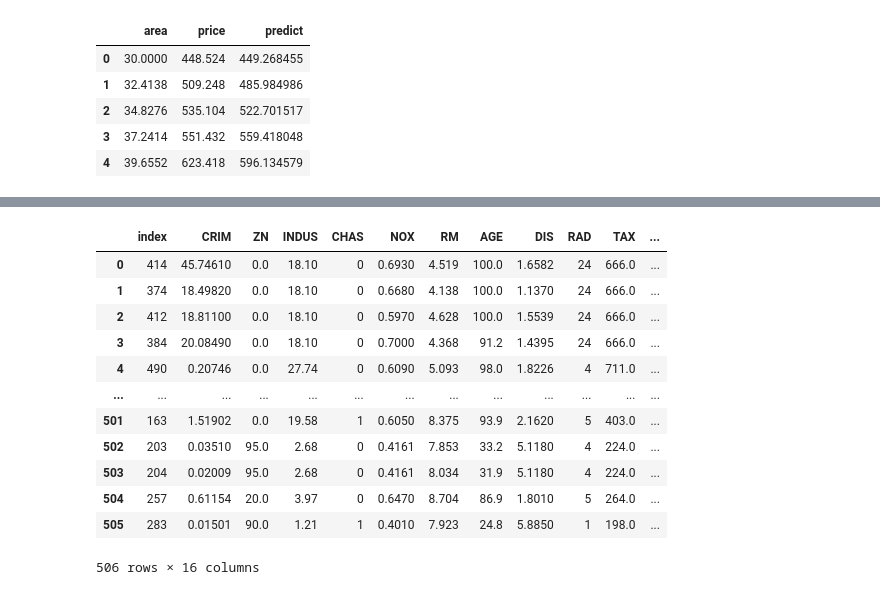
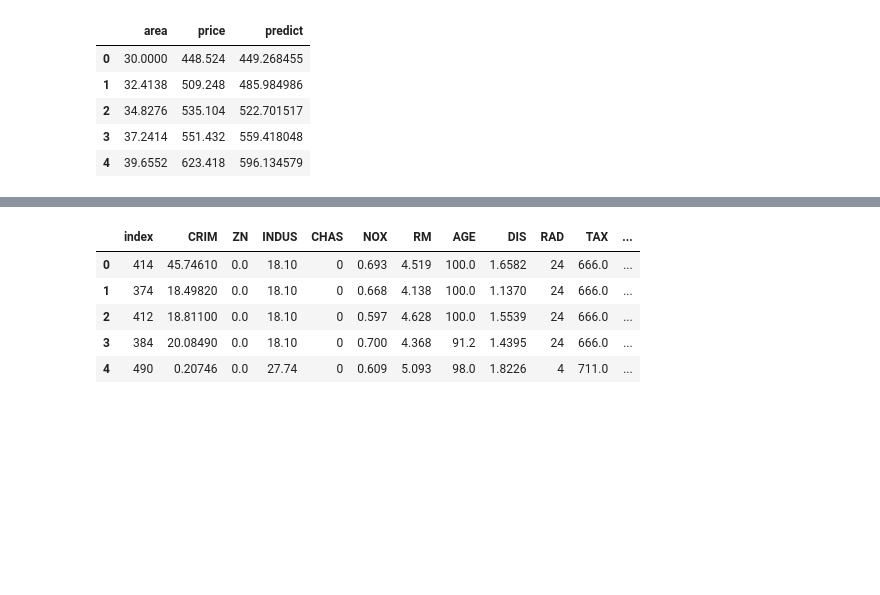
Before and after one commit to khoa2181/Machine_Learning, a Jupyter notebook: Homework 3 - Linear Regression.ipynb, the cells around one changed output, grey strips where cells are left out. Drawn from its saved outputs; the diff is of its cells as text; code cells hidden in the pictures; blank space fills up the shorter version.

```diff
--- a/Homework 3 - Linear Regression.ipynb
+++ b/Homework 3 - Linear Regression.ipynb
@@ -54,16 +54,23 @@ class LinearRegression:
 
     def predict_value(self, list1):
         array = np.array(list1).reshape(1,len(list1))
-        w1 = self.find_coefficient()
-        return array.dot(w1[1:,]) + w[0]
+        w = self.find_coefficient()
+        return array.dot(w[1:,]) + w[0]
 
     def add_predict_column(self):
-        newdf = self.df
+        newdf = self.df.copy()
         t = np.array(self.df[self.target]).reshape(self.df.shape[0],1)
         feature = np.array(self.df.loc[:, self.df.columns != self.target]).reshape(self.df.shape[0], self.df.shape[1]-1)
         x = np.concatenate((np.ones((self.df.shape[0], 1)), feature), axis= 1)
         w = np.array(inv(x.T.dot(x)).dot(x.T).dot(t)).reshape(feature.shape[1]+1, 1)
         newdf['predict'] = feature.dot(w[1:,]) + w[0]
         return newdf
+
+    def print_model(self):
+        w = self.find_coefficient()
+        print('y =', end=' ')
+        for i in range(1, len(w)):
+            print(str(w[i][0]), self.df.columns[i-1], '+', end=' ')
+        print(str(w[0][0]))
 # %%
 house = LinearRegression(house_dataframe, 'price')
@@ -116,20 +110,13 @@ array([[ 3.64594884e+01],
 # %%
 boston_predict = boston.add_predict_column()
 boston_predict.sort_values(by= 'predict', ascending=True, inplace= True)
 boston_predict.reset_index(inplace= True)
-boston_predict
+boston_predict.head()
 # %% [output]
 |  | index | CRIM | ZN | INDUS | CHAS | NOX | RM | AGE | DIS | RAD | TAX | ... |
-| 0 | 414 | 45.74610 | 0.0 | 18.10 | 0 | 0.6930 | 4.519 | 100.0 | 1.6582 | 24 | 666.0 | ... |
-| 1 | 374 | 18.49820 | 0.0 | 18.10 | 0 | 0.6680 | 4.138 | 100.0 | 1.1370 | 24 | 666.0 | ... |
-| 2 | 412 | 18.81100 | 0.0 | 18.10 | 0 | 0.5970 | 4.628 | 100.0 | 1.5539 | 24 | 666.0 | ... |
-| 3 | 384 | 20.08490 | 0.0 | 18.10 | 0 | 0.7000 | 4.368 | 91.2 | 1.4395 | 24 | 666.0 | ... |
-| 4 | 490 | 0.20746 | 0.0 | 27.74 | 0 | 0.6090 | 5.093 | 98.0 | 1.8226 | 4 | 711.0 | ... |
-| ... | ... | ... | ... | ... | ... | ... | ... | ... | ... | ... | ... | ... |
-| 501 | 163 | 1.51902 | 0.0 | 19.58 | 1 | 0.6050 | 8.375 | 93.9 | 2.1620 | 5 | 403.0 | ... |
-| 502 | 203 | 0.03510 | 95.0 | 2.68 | 0 | 0.4161 | 7.853 | 33.2 | 5.1180 | 4 | 224.0 | ... |
-| 503 | 204 | 0.02009 | 95.0 | 2.68 | 0 | 0.4161 | 8.034 | 31.9 | 5.1180 | 4 | 224.0 | ... |
-| 504 | 257 | 0.61154 | 20.0 | 3.97 | 0 | 0.6470 | 8.704 | 86.9 | 1.8010 | 5 | 264.0 | ... |
-| 505 | 283 | 0.01501 | 90.0 | 1.21 | 1 | 0.4010 | 7.923 | 24.8 | 5.8850 | 1 | 198.0 | ... |
+| 0 | 414 | 45.74610 | 0.0 | 18.10 | 0 | 0.693 | 4.519 | 100.0 | 1.6582 | 24 | 666.0 | ... |
+| 1 | 374 | 18.49820 | 0.0 | 18.10 | 0 | 0.668 | 4.138 | 100.0 | 1.1370 | 24 | 666.0 | ... |
+| 2 | 412 | 18.81100 | 0.0 | 18.10 | 0 | 0.597 | 4.628 | 100.0 | 1.5539 | 24 | 666.0 | ... |
+| 3 | 384 | 20.08490 | 0.0 | 18.10 | 0 | 0.700 | 4.368 | 91.2 | 1.4395 | 24 | 666.0 | ... |
+| 4 | 490 | 0.20746 | 0.0 | 27.74 | 0 | 0.609 | 5.093 | 98.0 | 1.8226 | 4 | 711.0 | ... |
-506 rows × 16 columns
 # %%
```
Also changed, not shown: parts of 5 cells of this notebook.
